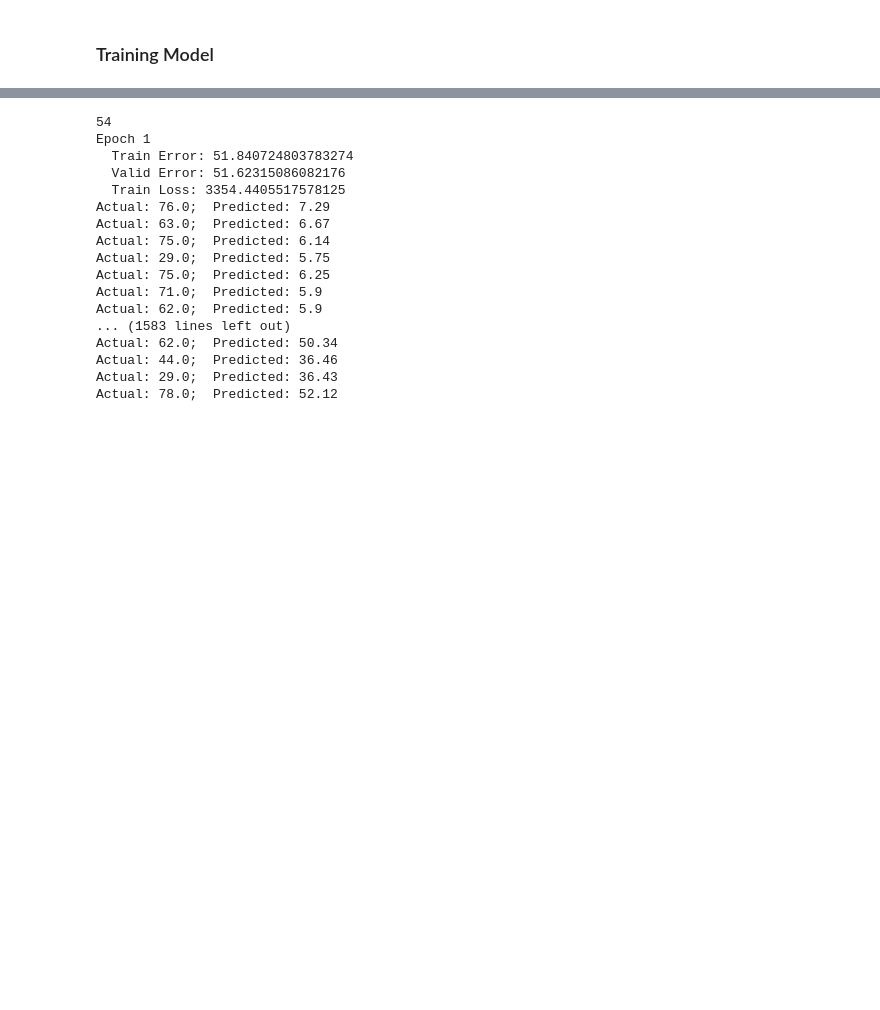
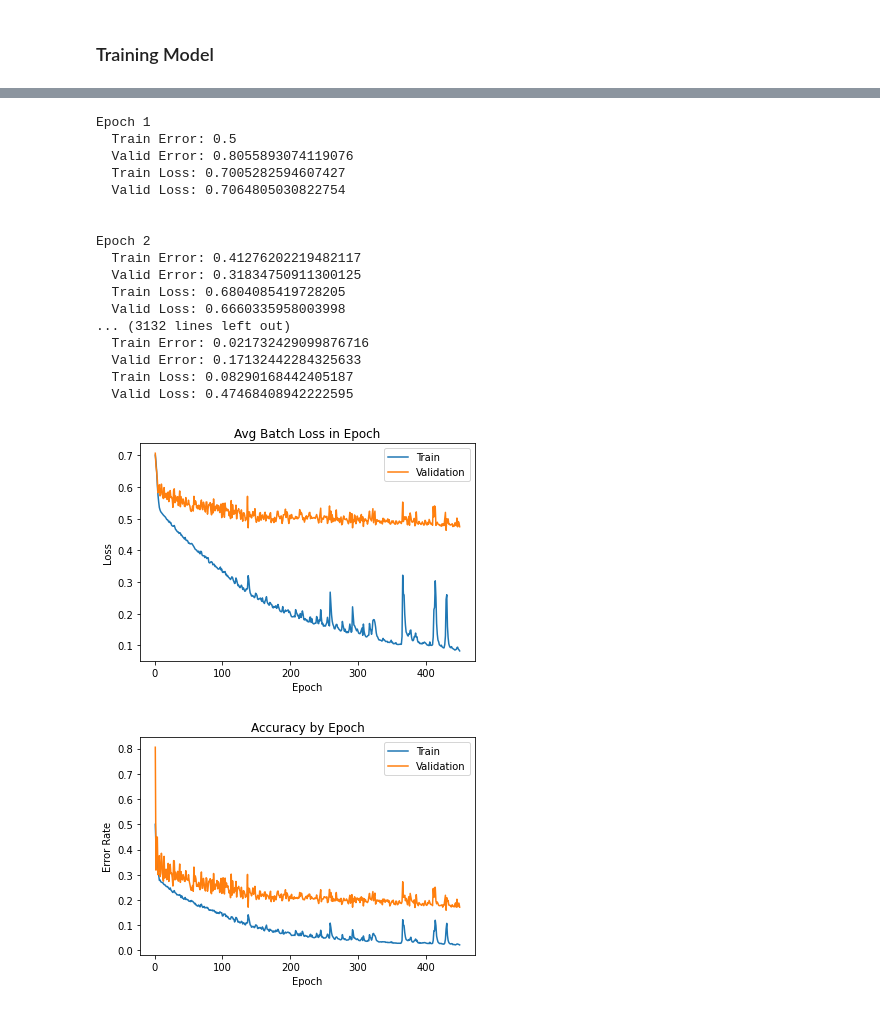
Before and after one commit to APS360-Team-34/Hit-Song-Prediction, a Jupyter notebook: Playground_Farah.ipynb, the cells around one changed output, grey strips where cells are left out. Saved outputs shown, nothing was run; the diff lists cells and outputs as text; code cells hidden in the pictures; blank space fills up the shorter version.

```diff
--- a/Playground_Farah.ipynb
+++ b/Playground_Farah.ipynb
@@ -163,12 +518,15 @@ def predict_some(model, data, num_to_predict):
 # %%
-def train_net(model, train_data, valid_data, bs=50, lr=0.01, wd=0, epochs=5):
+def train_net_regression(model, train_data, valid_data, bs=50, lr=0.01, wd=0, epochs=5):
+  model.train()
   train_loader = torch.utils.data.DataLoader(train_data, batch_size=bs, shuffle=True)
 
   criterion = nn.MSELoss()
   optimizer = optim.Adam(model.parameters(), lr=lr, weight_decay=wd)
 
+  train_losses, valid_losses, train_errors, val_errors = [], [], [], []
+
   for epoch in range(1, epochs + 1):
-    epoch_error = 0
+    epoch_error = 0.0
     epoch_loss = 0.0
     for i, batch in enumerate(train_loader, 1):
       features, targets = batch
@@ -183,20 +541,32 @@ def train_net(model, train_data, valid_data, bs=50, lr=0.01, wd=0, epochs=5):
       loss.backward()
       optimizer.step()
 
-
       epoch_loss += loss.item()
       epoch_error += (targets - out.clamp(min=0,max=100)).abs().sum().item()
 
     epoch_loss = epoch_loss / i
     train_error_rate = epoch_error / len(train_data)
-    val_error_rate = get_error(model, valid_data)
+    val_error_rate, val_loss = get_stats_regression(model, valid_data, criterion, bs=bs)
+    model.train()
+
+    train_losses.append(epoch_loss)
+    valid_losses.append(val_loss)
+    train_errors.append(train_error_rate)
+    val_errors.append(val_error_rate)
+
 
     print(f"Epoch {epoch}")
     print(f"  Train Error: {train_error_rate}")
     print(f"  Valid Error: {val_error_rate}")
     print(f"  Train Loss: {epoch_loss}")
+    print(f"  Valid Loss: {val_loss}")
+    print()
+    predict_some(model, train_data, 2)
+    print()
+    predict_some(model, valid_data, 2)
+    print("\n")
 
-    predict_some(model, train_data, 5)
-    predict_some(model, valid_data, 5)
-
-    print("\n")
+  plot_data([train_losses, valid_losses], multiple_series=True, labels=["Train", "Validation"],
+            title="Avg Batch Loss in Epoch", xlabel='Epoch', ylabel='Loss')
+  plot_data([train_errors, val_errors], multiple_series=True, labels=["Train", "Validation"],
+            title="Avg Error by Epoch", xlabel='Epoch', ylabel='Avg Error')
@@ -204,0 +634,5 @@ def train_net(model, train_data, valid_data, bs=50, lr=0.01, wd=0, epochs=5):
+# %%
+model = RegressionNet()
+model.to(device)
+
+train_net_regression(model, train, val, bs=512, lr=0.0001, wd=0, epochs=1000)
@@ -205,26 +643,25 @@ def train_net(model, train_data, valid_data, bs=50, lr=0.01, wd=0, epochs=5):
 # %%
-model = TestNet()
+model = ClassificationNet()
+model.to(device)
 
-if torch.cuda.is_available():
-  model.cuda()
-
-print(len(train))
-train_net(model, train, val, bs=10, lr=0.001, epochs=100)
+train_net_classification(model, train, val, bs=512, lr=0.001, wd=0, epochs=450)
 # %% [output]
-54
 Epoch 1
-  Train Error: 51.840724803783274
-  Valid Error: 51.62315086082176
-  Train Loss: 3354.4405517578125
-Actual: 76.0;  Predicted: 7.29
-Actual: 63.0;  Predicted: 6.67
-Actual: 75.0;  Predicted: 6.14
-Actual: 29.0;  Predicted: 5.75
-Actual: 75.0;  Predicted: 6.25
-Actual: 71.0;  Predicted: 5.9
-Actual: 62.0;  Predicted: 5.9
-... (1583 lines left out)
-Actual: 62.0;  Predicted: 50.34
-Actual: 44.0;  Predicted: 36.46
-Actual: 29.0;  Predicted: 36.43
-Actual: 78.0;  Predicted: 52.12
+  Train Error: 0.5
+  Valid Error: 0.8055893074119076
+  Train Loss: 0.7005282594607427
+  Valid Loss: 0.7064805030822754
+
+
+Epoch 2
+  Train Error: 0.41276202219482117
+  Valid Error: 0.31834750911300125
+  Train Loss: 0.6804085419728205
+  Valid Loss: 0.6660335958003998
+... (3132 lines left out)
+  Train Error: 0.021732429099876716
+  Valid Error: 0.17132442284325633
+  Train Loss: 0.08290168442405187
+  Valid Loss: 0.47468408942222595
+[figure, added]
+[figure, added]
```
Also changed, not shown: parts of 60 cells of this notebook.
